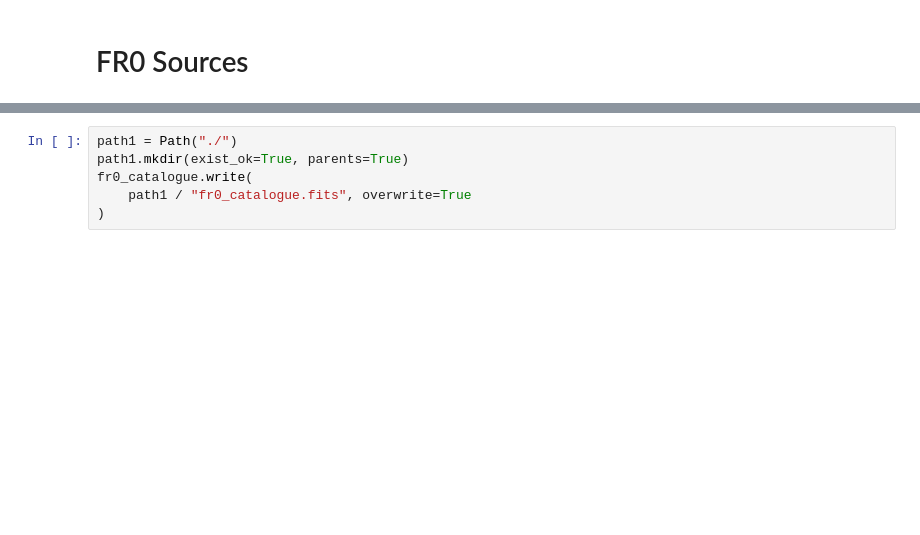
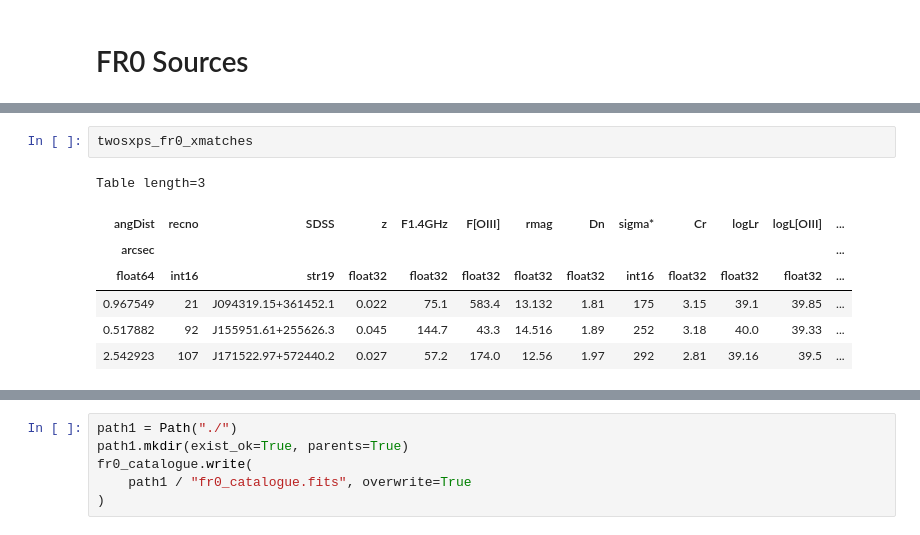
Before and after one commit to udaisharma99/MiniJettedAGNs, a Jupyter notebook: final-catalog.ipynb, the cells around one changed output, grey strips where cells are left out. Cells and saved outputs as stored; diff of their text form; blank space fills up the shorter version.

```diff
--- a/final-catalog.ipynb
+++ b/final-catalog.ipynb
@@ -882,0 +947,10 @@ for name, _type, distance, F_15GHz in zip(
+# %%
+twosxps_fr0_xmatches
+# %% [output]
+Table length=3
+| angDist | recno | SDSS | z | F1.4GHz | F[OIII] | rmag | Dn | sigma* | Cr | logLr | logL[OIII] | ... |
+| arcsec |  |  |  |  |  |  |  |  |  |  |  | ... |
+| float64 | int16 | str19 | float32 | float32 | float32 | float32 | float32 | int16 | float32 | float32 | float32 | ... |
+| 0.967549 | 21 | J094319.15+361452.1 | 0.022 | 75.1 | 583.4 | 13.132 | 1.81 | 175 | 3.15 | 39.1 | 39.85 | ... |
+| 0.517882 | 92 | J155951.61+255626.3 | 0.045 | 144.7 | 43.3 | 14.516 | 1.89 | 252 | 3.18 | 40.0 | 39.33 | ... |
+| 2.542923 | 107 | J171522.97+572440.2 | 0.027 | 57.2 | 174.0 | 12.56 | 1.97 | 292 | 2.81 | 39.16 | 39.5 | ... |
```
Also changed, not shown: parts of 13 cells of this notebook.
